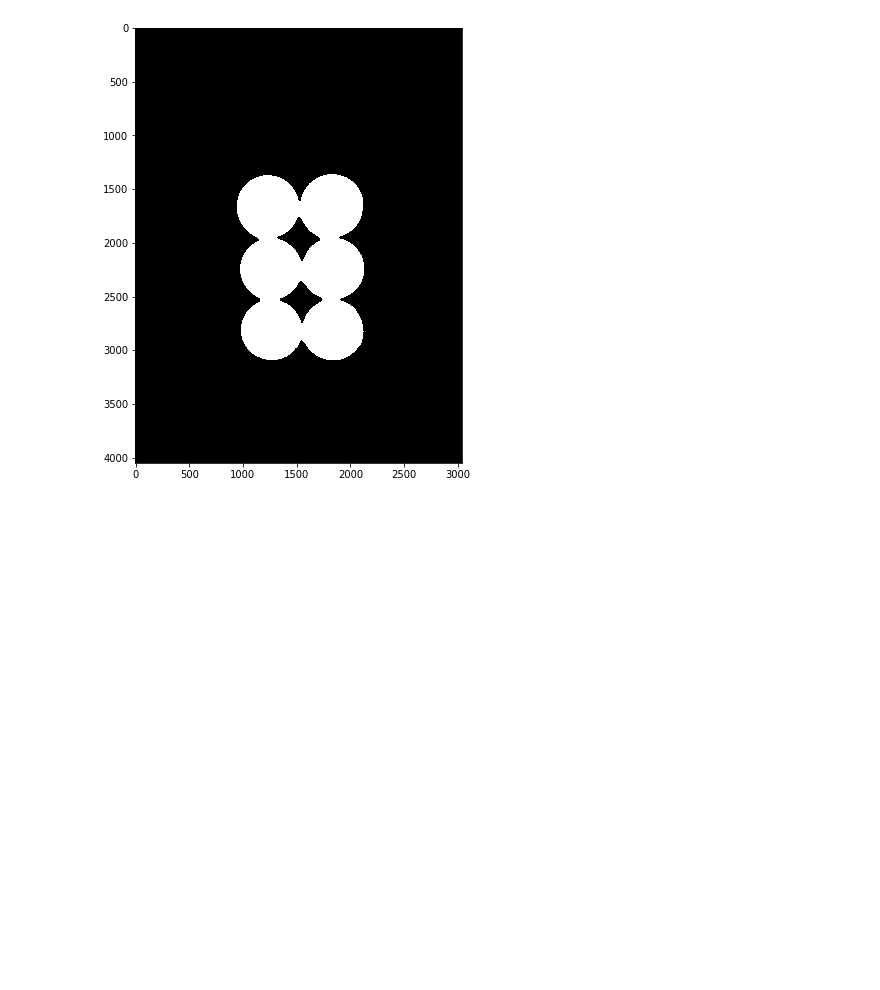
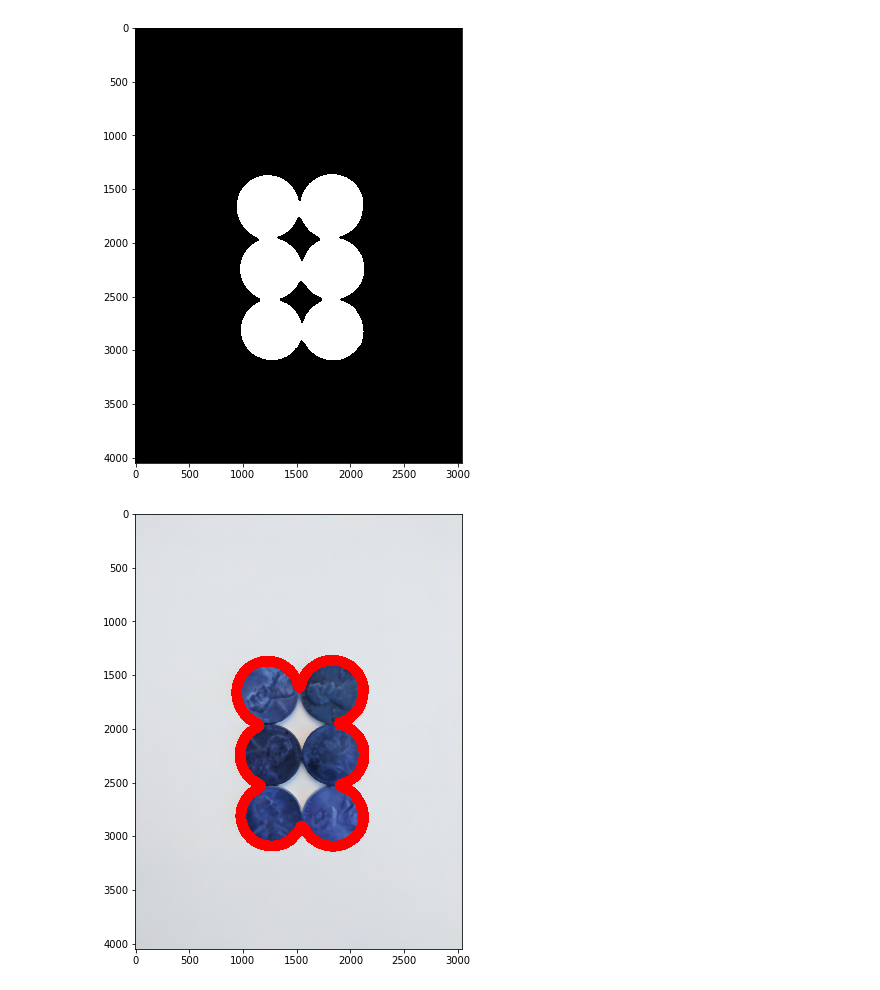
Before and after one commit to ficosta/Computer-Vision-with-Python, a Jupyter notebook: 04-Object-Detection/Aula 50 Watershed.ipynb, the cells around one changed output. Cells and saved outputs as stored; diff of their text form; code cells hidden in the pictures; blank space fills up the shorter version.

```diff
--- a/04-Object-Detection/Aula 50 Watershed.ipynb
+++ b/04-Object-Detection/Aula 50 Watershed.ipynb
@@ -41,0 +48,4 @@ display(sep_thresh)
+# %%
+display(sep_coins)
+# %% [output]
+[figure, added]
```
Also changed, not shown: parts of 2 cells of this notebook, 1 other file.
